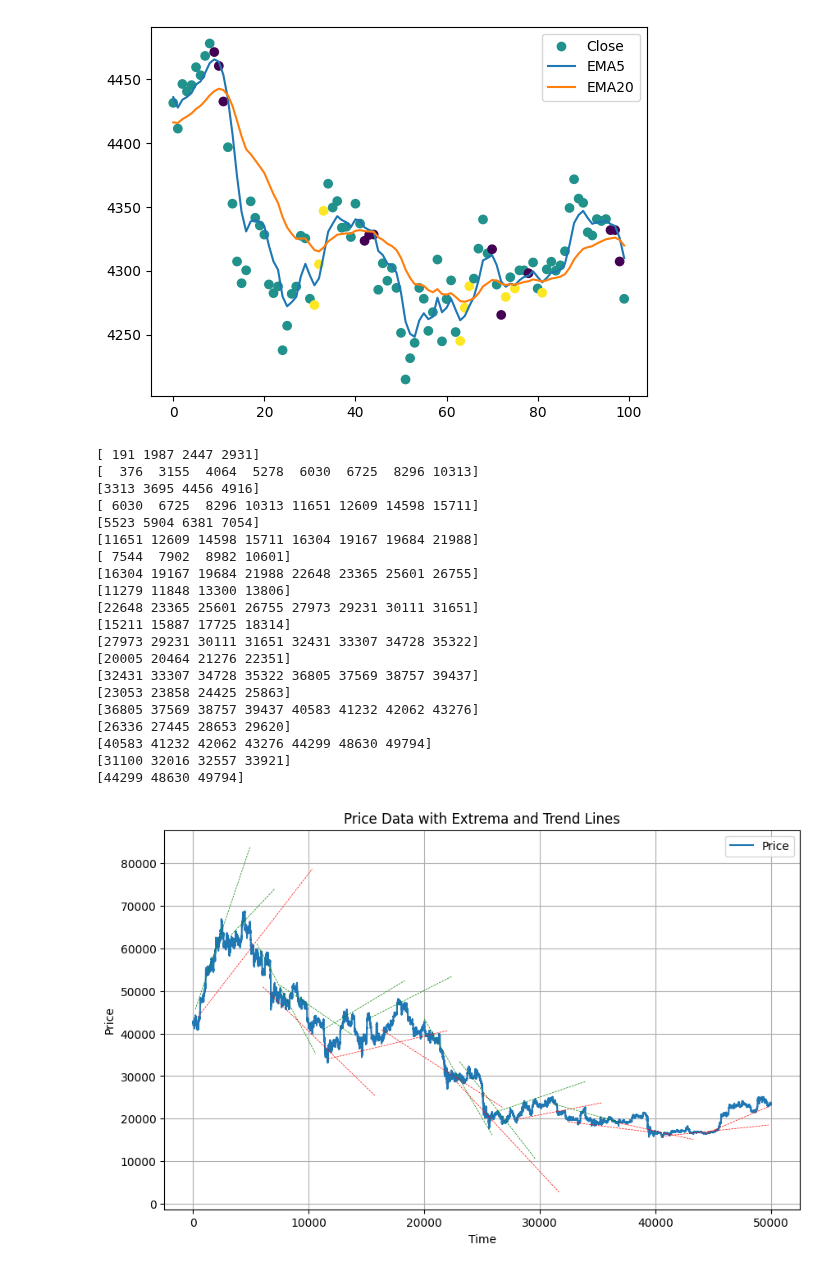
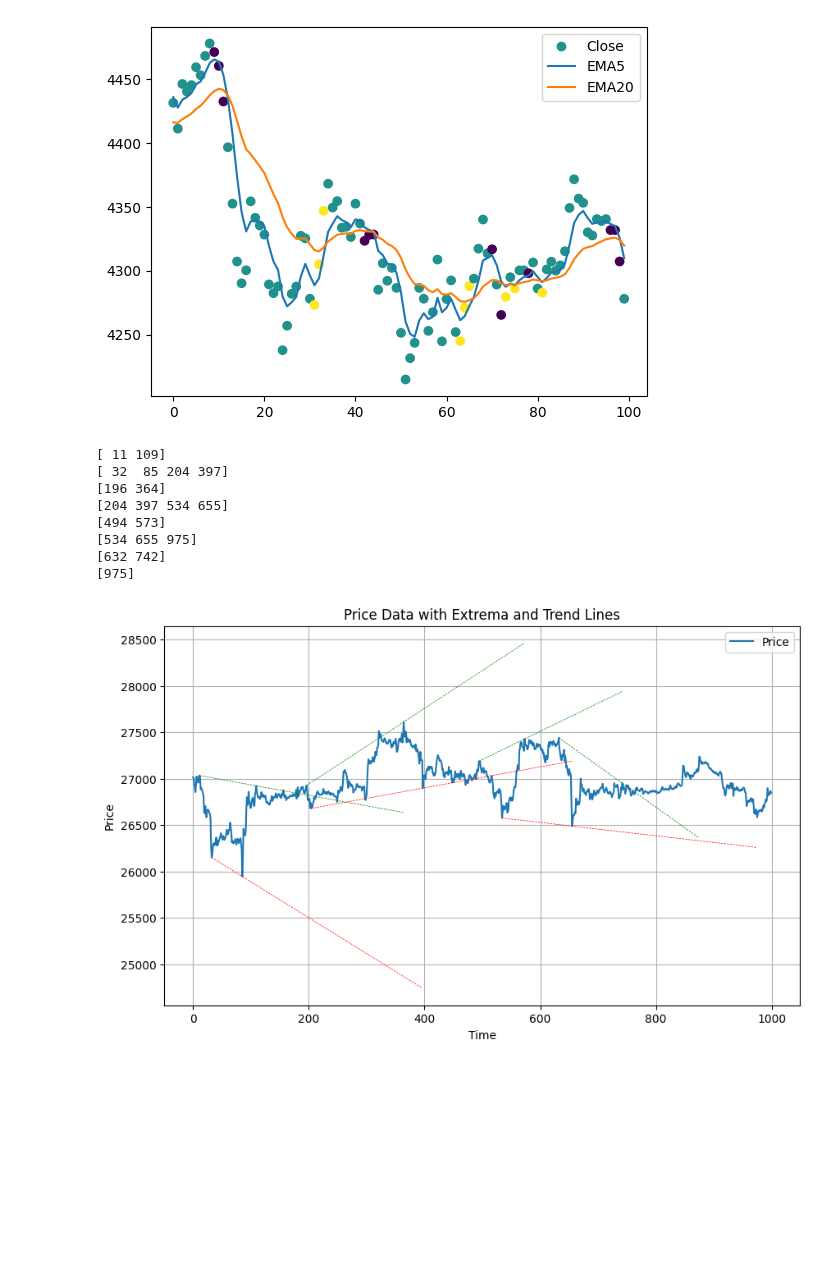
Before and after one commit to Alexis-Fauxbaton/Financial-Predictions, a Jupyter notebook: test.ipynb, the cells around one changed output. Saved outputs shown, nothing was run; the diff lists cells and outputs as text; code cells hidden in the pictures; blank space fills up the shorter version.

Commit message:
Added 1H data

```diff
--- a/test.ipynb
+++ b/test.ipynb
@@ -181,71 +181,59 @@ def plot_price_with_extrema_trend(x, price, peaks_idx, valleys_idx, support_line
     plt.grid(True)
     plt.show()
 
-window = 50000
+window = 1000
 
 # Generate price data
 x, price = generate_price_data(100)
-x, price = np.arange(window), np.array(handler.data['Close'])[-window:]
+x, price = np.arange(window), np.array(handler.data['Close'])[-window*2:-window]
 
 # Find extrema (peaks and valleys)
-_, valleys_idx = find_extrema(price, 500)
-peaks_idx, _ = find_extrema(price, 300)
+_, valleys_idx = find_extrema(price, 50)
+peaks_idx, _ = find_extrema(price, 50)
 
 # Define lookback thresholds
-threshold = 4
+threshold = 2
 
 # Fit trend lines based on lookback thresholds
 support_lines = {}
 resistance_lines = {}
 
 i = 0
 while i < valleys_idx.size:
     valleys = valleys_idx[i:i+threshold]
     trend_line_x = x[valleys]
     trend_line_y = fit_trend_line(trend_line_x, price[valleys])
     # print(trend_line_x, trend_line_y)
 
     valleys = valleys_idx[i:i+2*threshold]
     trend_line_x = x[valleys[0]:valleys[-1]]
     support_lines[i] = (trend_line_x, trend_line_y[0] * trend_line_x + trend_line_y[1])
 
     peaks = peaks_idx[i:i+threshold]
     print(peaks)
     print(valleys)
     trend_line_x = x[peaks]
     trend_line_y = fit_trend_line(trend_line_x, price[peaks])
     # print(trend_line_x, trend_line_y)
 
     peaks = peaks_idx[i:i+2*threshold]
     trend_line_x = x[peaks[0]:peaks[-1]]
     resistance_lines[i] = (trend_line_x, trend_line_y[0] * trend_line_x + trend_line_y[1])
 
     i += threshold
 
 # Plot price data with extrema and trend lines
 plot_price_with_extrema_trend(np.array(range(price.shape[0])), price, peaks_idx, valleys_idx, support_lines, resistance_lines)
 # %% [output]
-[ 191 1987 2447 2931]
-[  376  3155  4064  5278  6030  6725  8296 10313]
-[3313 3695 4456 4916]
-[ 6030  6725  8296 10313 11651 12609 14598 15711]
-[5523 5904 6381 7054]
-[11651 12609 14598 15711 16304 19167 19684 21988]
-[ 7544  7902  8982 10601]
-[16304 19167 19684 21988 22648 23365 25601 26755]
-[11279 11848 13300 13806]
-[22648 23365 25601 26755 27973 29231 30111 31651]
-[15211 15887 17725 18314]
-[27973 29231 30111 31651 32431 33307 34728 35322]
-[20005 20464 21276 22351]
-[32431 33307 34728 35322 36805 37569 38757 39437]
-[23053 23858 24425 25863]
-[36805 37569 38757 39437 40583 41232 42062 43276]
-[26336 27445 28653 29620]
-[40583 41232 42062 43276 44299 48630 49794]
-[31100 32016 32557 33921]
-[44299 48630 49794]
+[ 11 109]
+[ 32  85 204 397]
+[196 364]
+[204 397 534 655]
+[494 573]
+[534 655 975]
+[632 742]
+[975]
-[figure, old version]
+[figure, new version]
 # %%
 valleys_idx
 # %% [output]
```
Also changed, not shown: parts of 1 cell of this notebook, 3 other files.
